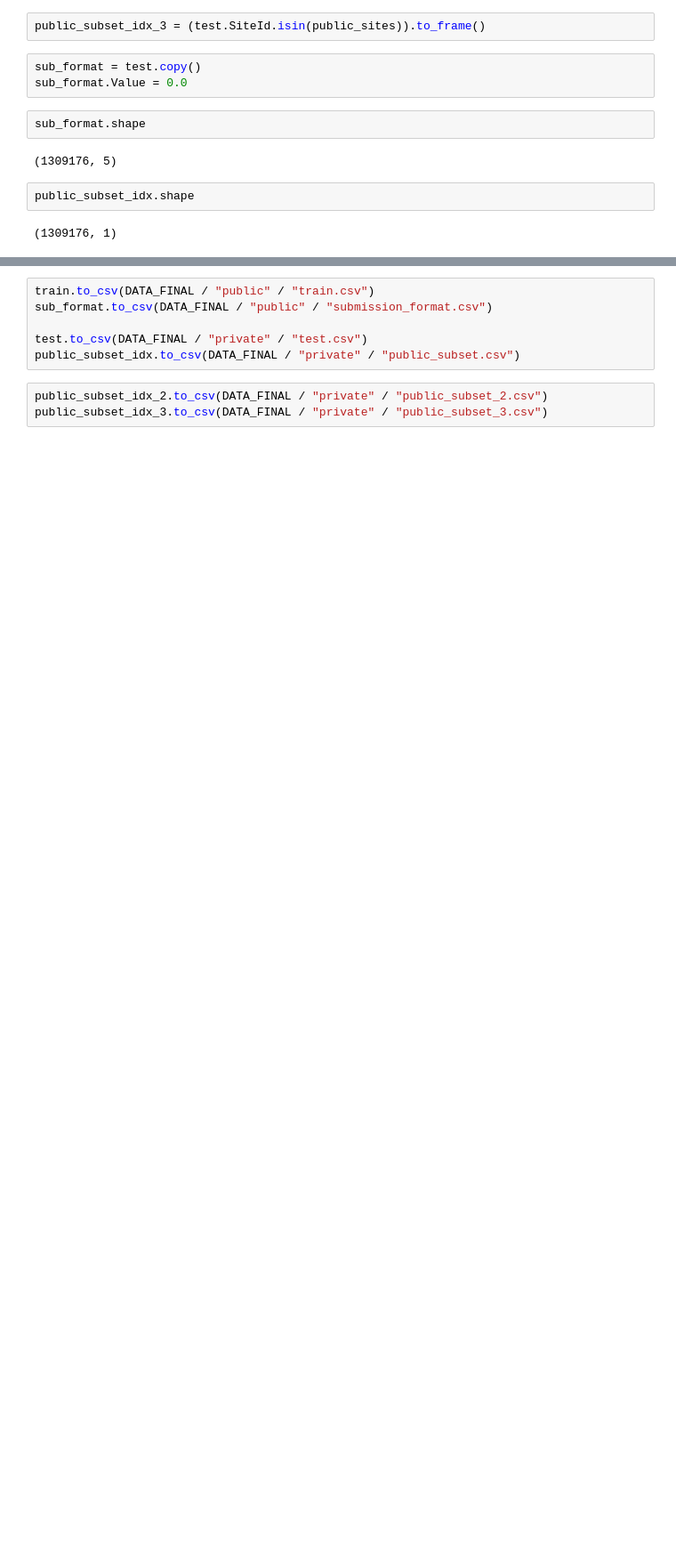
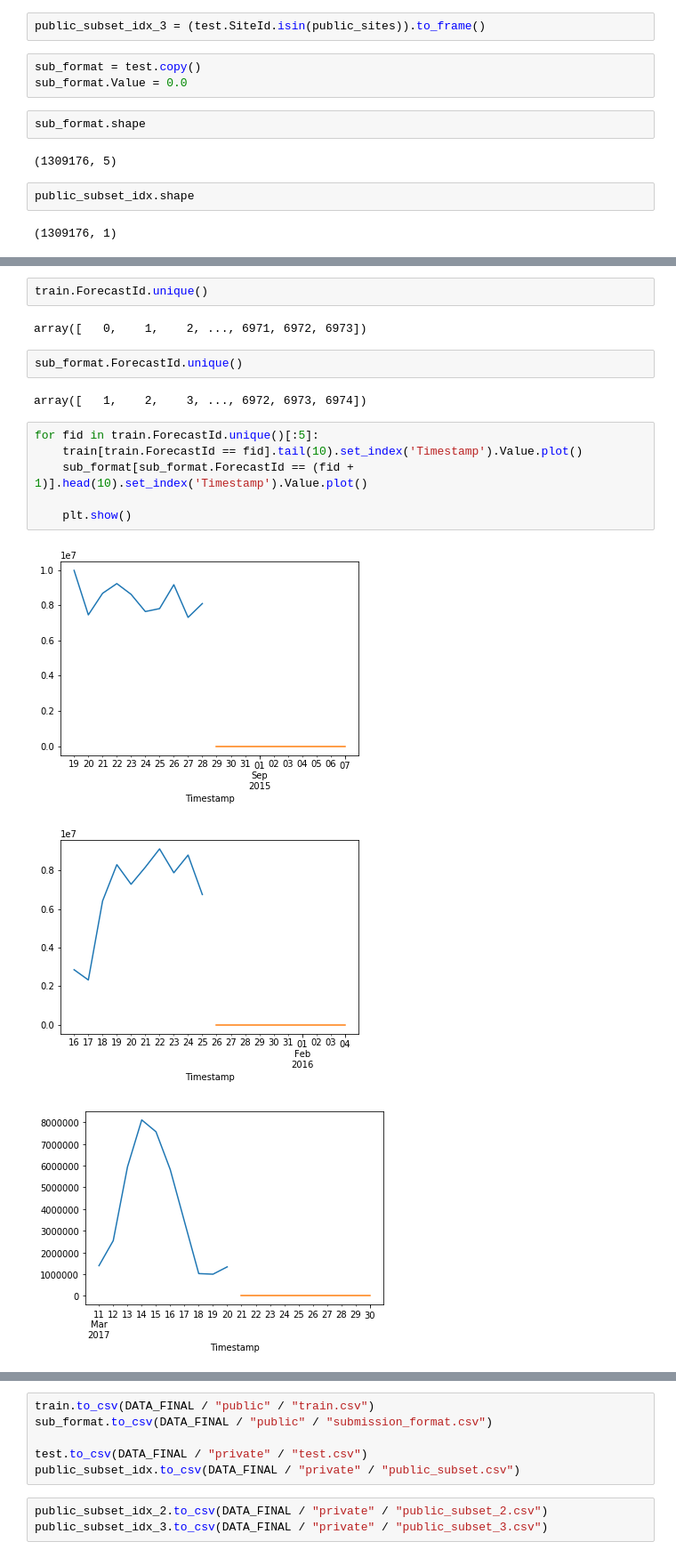
Before and after one commit to GabeOchieng/schneider, a Jupyter notebook: data-preparation/0.1-process-data-consumption.ipynb, the cells around one changed output, grey strips where cells are left out. Shown: that part at 89% size. Cells and saved outputs as stored; diff of their text form; blank space fills up the shorter version.

Commit message:
Add ForecastId to the training data

```diff
--- a/data-preparation/0.1-process-data-consumption.ipynb
+++ b/data-preparation/0.1-process-data-consumption.ipynb
@@ -253,0 +264,18 @@ public_subset_idx.shape
+# %%
+train.ForecastId.unique()
+# %% [output]
+array([   0,    1,    2, ..., 6971, 6972, 6973])
+# %%
+sub_format.ForecastId.unique()
+# %% [output]
+array([   1,    2,    3, ..., 6972, 6973, 6974])
+# %%
+for fid in train.ForecastId.unique()[:5]:
+    train[train.ForecastId == fid].tail(10).set_index('Timestamp').Value.plot()
+    sub_format[sub_format.ForecastId == (fid + 1)].head(10).set_index('Timestamp').Value.plot()
+
+    plt.show()
+# %% [output]
+[figure, added]
+[figure, added]
+[figure, added]
```
Also changed, not shown: parts of 14 cells of this notebook.
